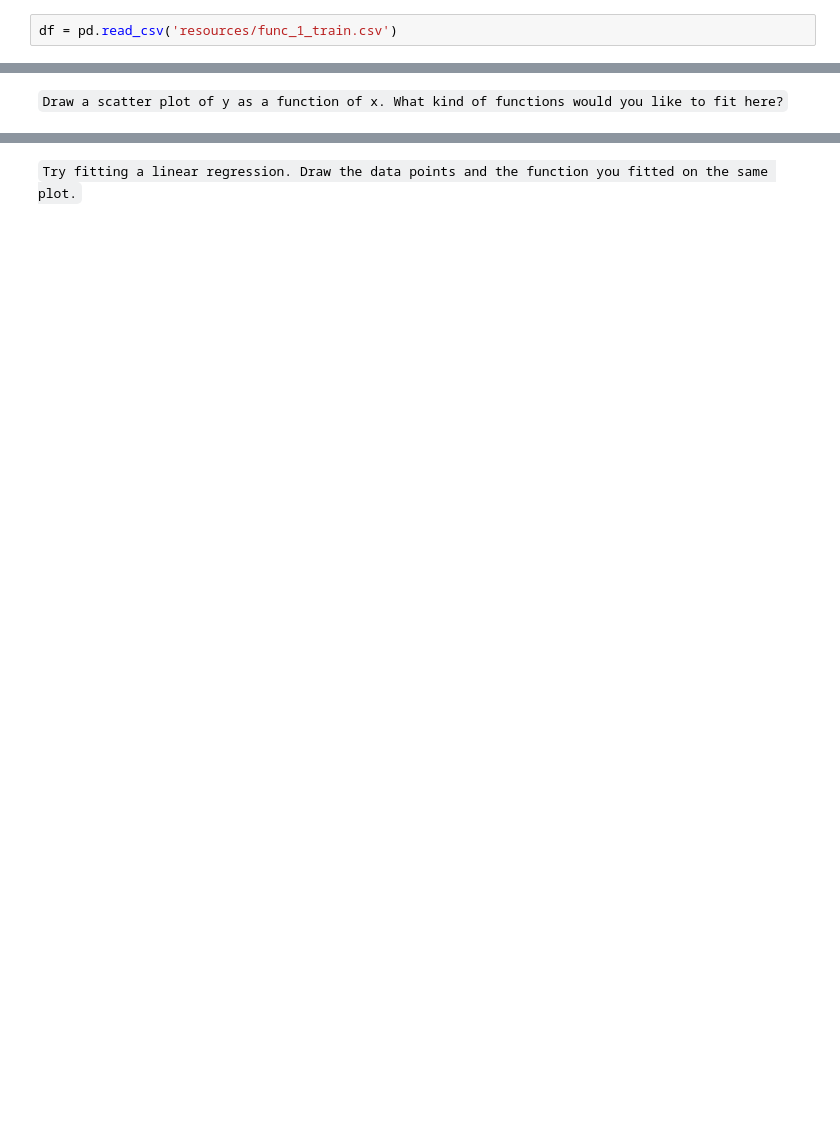
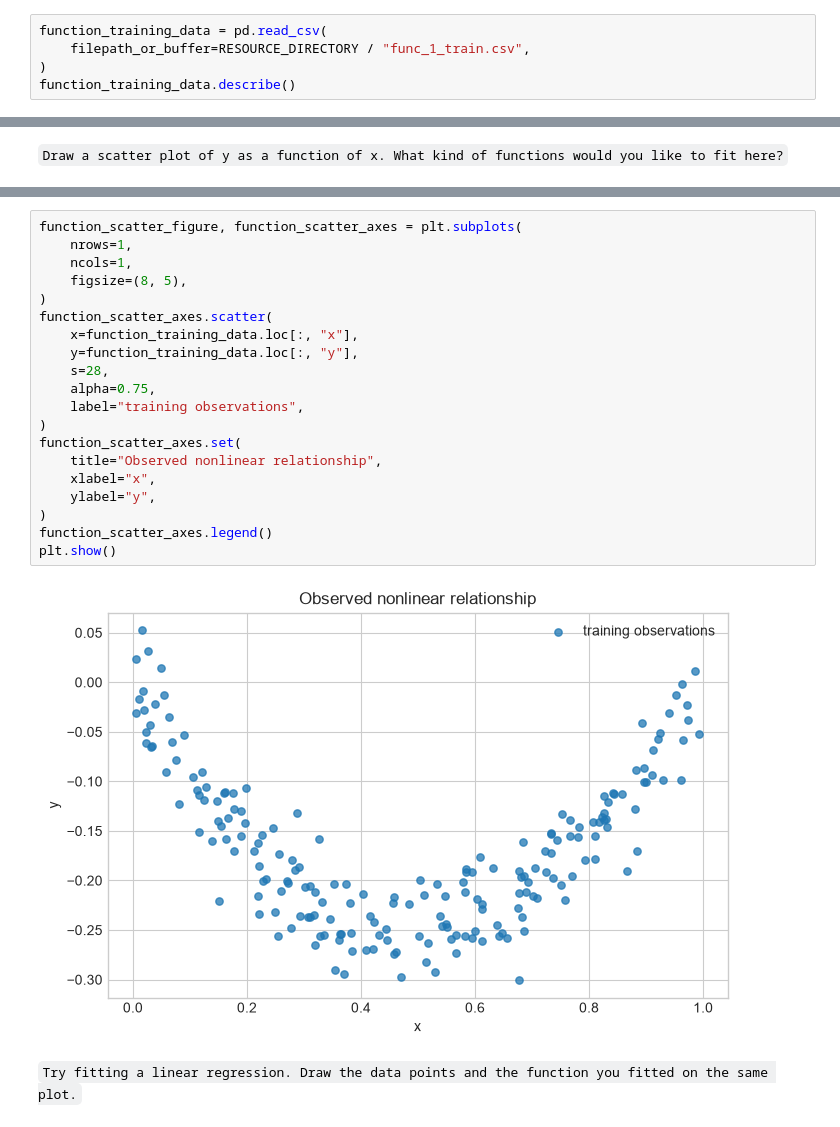
Before and after one commit to Avraham2489/DS_Training, a Jupyter notebook: D - ML/regression/exercise/regression.ipynb, the cells around one changed output, grey strips where cells are left out. Cells and saved outputs as stored; diff of their text form; blank space fills up the shorter version.

````diff
--- a/D - ML/regression/exercise/regression.ipynb
+++ b/D - ML/regression/exercise/regression.ipynb
@@ -41,2 +402,5 @@ Can be found in: https://drive.google.com/open?id=1y3HtVk0N1q4xYn_qczDcdkZfGpy23
 # %%
-df = pd.read_csv('resources/func_1_train.csv')
+function_training_data = pd.read_csv(
+    filepath_or_buffer=RESOURCE_DIRECTORY / "func_1_train.csv",
+)
+function_training_data.describe()
@@ -45,2 +437,24 @@ df = pd.read_csv('resources/func_1_train.csv')
+# %%
+function_scatter_figure, function_scatter_axes = plt.subplots(
+    nrows=1,
+    ncols=1,
+    figsize=(8, 5),
+)
+function_scatter_axes.scatter(
+    x=function_training_data.loc[:, "x"],
+    y=function_training_data.loc[:, "y"],
+    s=28,
+    alpha=0.75,
+    label="training observations",
+)
+function_scatter_axes.set(
+    title="Observed nonlinear relationship",
+    xlabel="x",
+    ylabel="y",
+)
+function_scatter_axes.legend()
+plt.show()
+# %% [output]
+[figure, added]
 # %% [markdown]
 ```Try fitting a linear regression. Draw the data points and the function you fitted on the same plot.```
````
Also changed, not shown: parts of 45 cells of this notebook, 9 other files.
